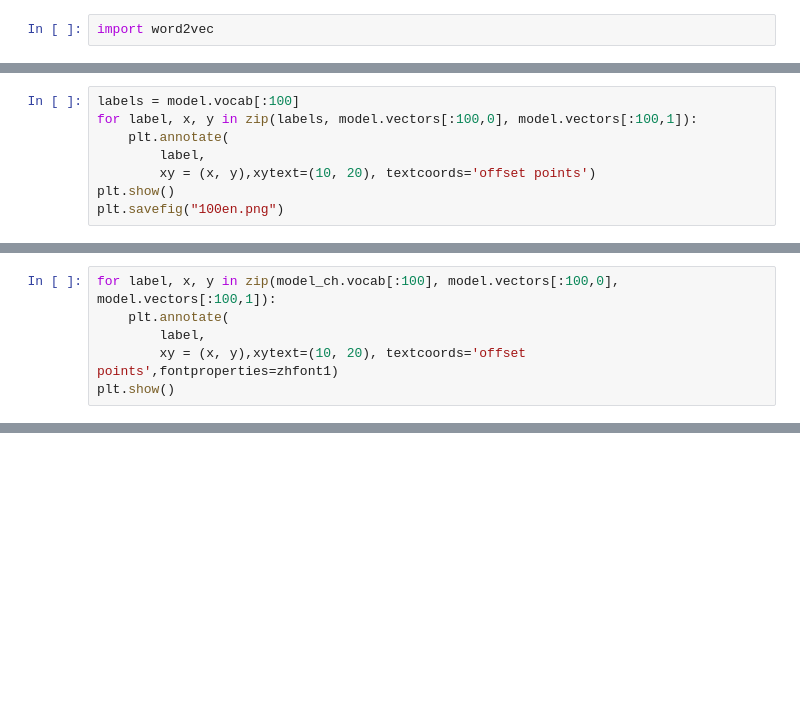
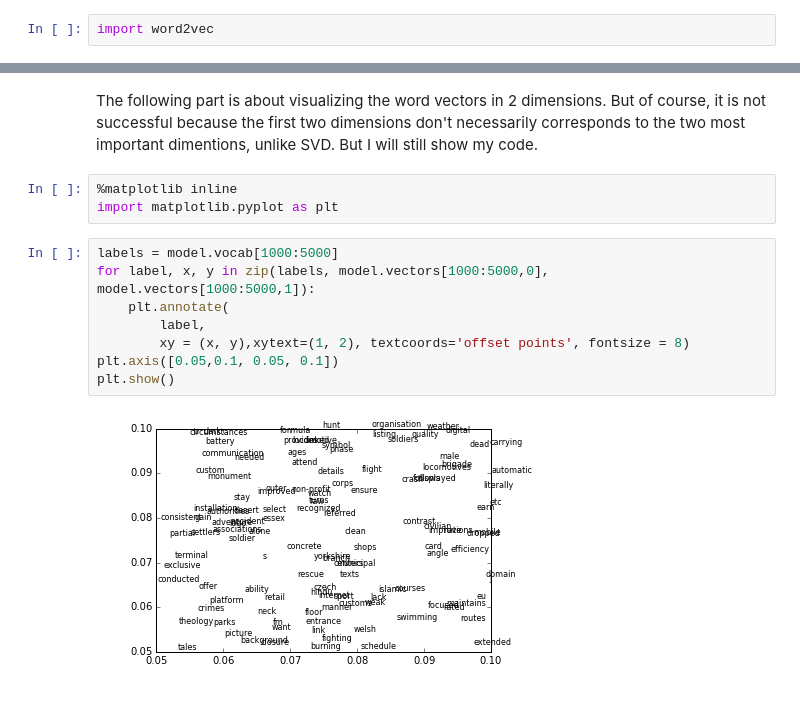
Before and after one commit to wellesleynlp/wanyili-finalproject, a Jupyter notebook: trained_models.ipynb, the cells around one changed output, grey strips where cells are left out. Drawn from its saved outputs; the diff is of its cells as text; blank space fills up the shorter version.

```diff
--- a/trained_models.ipynb
+++ b/trained_models.ipynb
@@ -33,8 +2,0 @@ plt.scatter(model.vectors[:100,0],model.vectors[:100,1])
-# %%
-labels = model.vocab[:100]
-for label, x, y in zip(labels, model.vectors[:100,0], model.vectors[:100,1]):
-    plt.annotate(
-        label,
-        xy = (x, y),xytext=(10, 20), textcoords='offset points')
-plt.show()
-plt.savefig("100en.png")
@@ -82,6 +2,0 @@ zhfont1 = font_manager.FontProperties(fname='/Library/Fonts/Kaiti.ttc')
-# %%
-for label, x, y in zip(model_ch.vocab[:100], model.vectors[:100,0], model.vectors[:100,1]):
-    plt.annotate(
-        label,
-        xy = (x, y),xytext=(10, 20), textcoords='offset points',fontproperties=zhfont1)
-plt.show()
@@ -207,0 +136,15 @@ print model.vocab[indexes]
+# %% [markdown]
+The following part is about visualizing the word vectors in 2 dimensions. But of course, it is not successful because the first two dimensions don't necessarily corresponds to the two most important dimentions, unlike SVD. But I will still show my code.
+# %%
+%matplotlib inline
+import matplotlib.pyplot as plt
+# %%
+labels = model.vocab[1000:5000]
+for label, x, y in zip(labels, model.vectors[1000:5000,0], model.vectors[1000:5000,1]):
+    plt.annotate(
+        label,
+        xy = (x, y),xytext=(1, 2), textcoords='offset points', fontsize = 8)
+plt.axis([0.05,0.1, 0.05, 0.1])
+plt.show()
+# %% [output]
+[figure, added]
```
Also changed, not shown: parts of 33 cells of this notebook.
